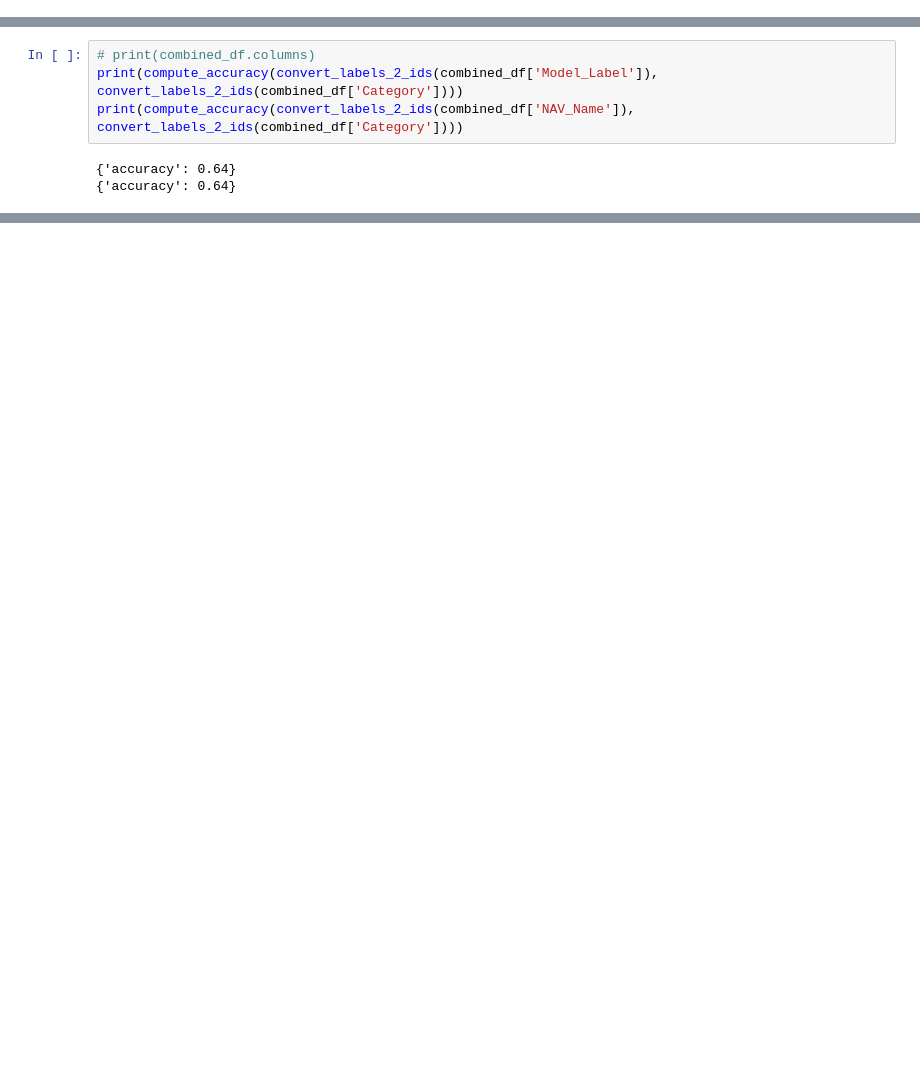
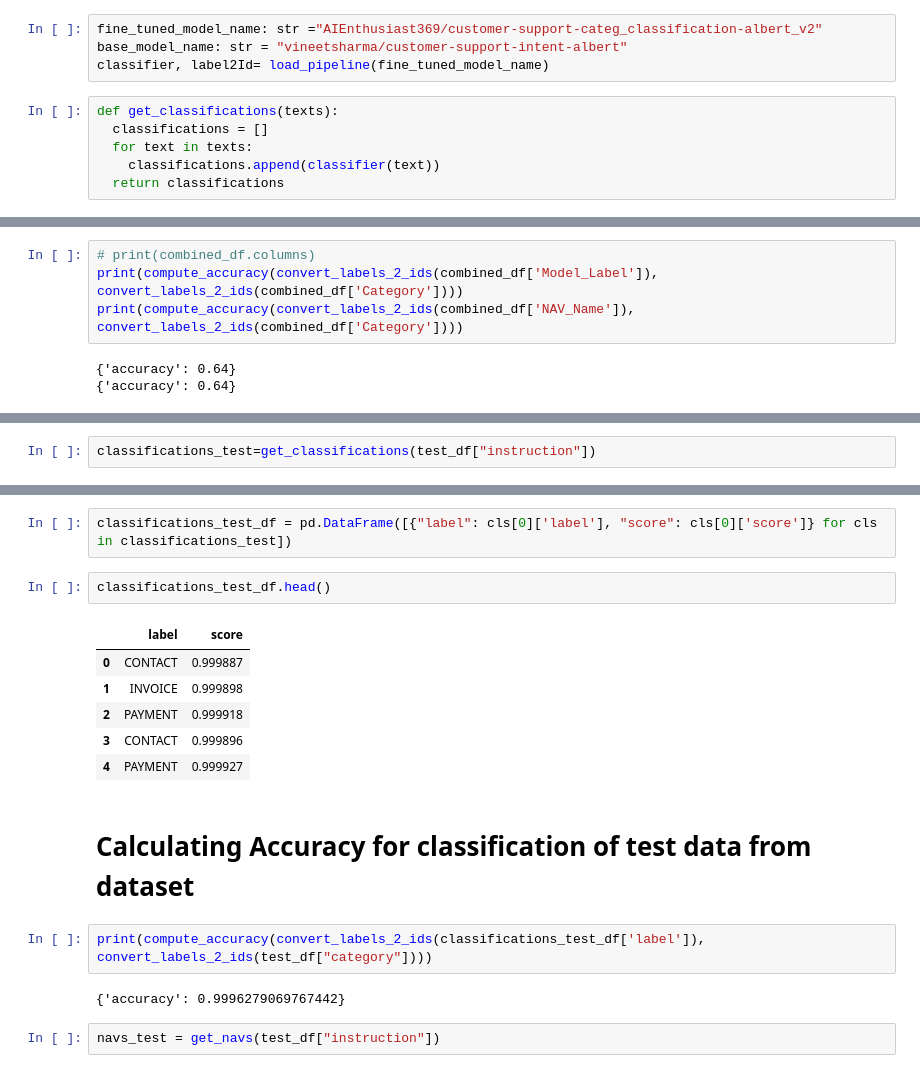
Before and after one commit to agdev/Routing, a Jupyter notebook: Routing_Comparison_Finetuned_vs_Semantic_Router.ipynb, the cells around one changed output, grey strips where cells are left out. Drawn from its saved outputs; the diff is of its cells as text; blank space fills up the shorter version.

```diff
--- a/Routing_Comparison_Finetuned_vs_Semantic_Router.ipynb
+++ b/Routing_Comparison_Finetuned_vs_Semantic_Router.ipynb
@@ -278,0 +265,10 @@ Hardware accelerator e.g. GPU is available in the environment, but no `device` a
+# %%
+fine_tuned_model_name: str ="AIEnthusiast369/customer-support-categ_classification-albert_v2"
+base_model_name: str = "vineetsharma/customer-support-intent-albert"
+classifier, label2Id= load_pipeline(fine_tuned_model_name)
+# %%
+def get_classifications(texts):
+  classifications = []
+  for text in texts:
+    classifications.append(classifier(text))
+  return classifications
@@ -356,0 +376,2 @@ print(compute_accuracy(convert_labels_2_ids(combined_df['NAV_Name']), convert_la
+# %%
+classifications_test=get_classifications(test_df["instruction"])
@@ -356,0 +402,19 @@ print(compute_accuracy(convert_labels_2_ids(combined_df['NAV_Name']), convert_la
+# %%
+classifications_test_df = pd.DataFrame([{"label": cls[0]['label'], "score": cls[0]['score']} for cls in classifications_test])
+# %%
+classifications_test_df.head()
+# %% [output]
+|  | label | score |
+| 0 | CONTACT | 0.999887 |
+| 1 | INVOICE | 0.999898 |
+| 2 | PAYMENT | 0.999918 |
+| 3 | CONTACT | 0.999896 |
+| 4 | PAYMENT | 0.999927 |
+# %% [markdown]
+# **Calculating Accuracy for classification of test data from dataset**
+# %%
+print(compute_accuracy(convert_labels_2_ids(classifications_test_df['label']), convert_labels_2_ids(test_df["category"])))
+# %% [output]
+{'accuracy': 0.9996279069767442}
+# %%
+navs_test = get_navs(test_df["instruction"])
```
Also changed, not shown: parts of 14 cells of this notebook.
